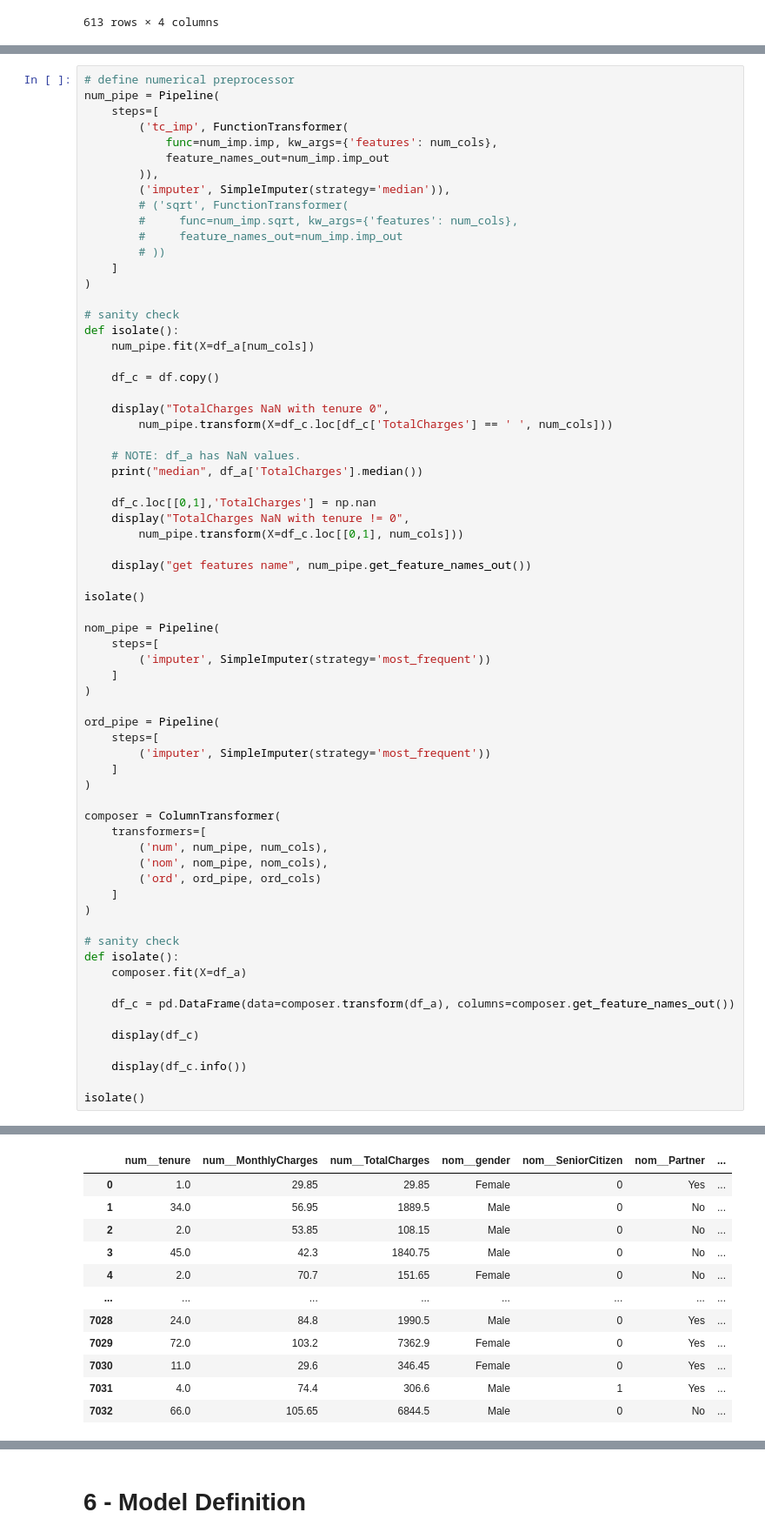
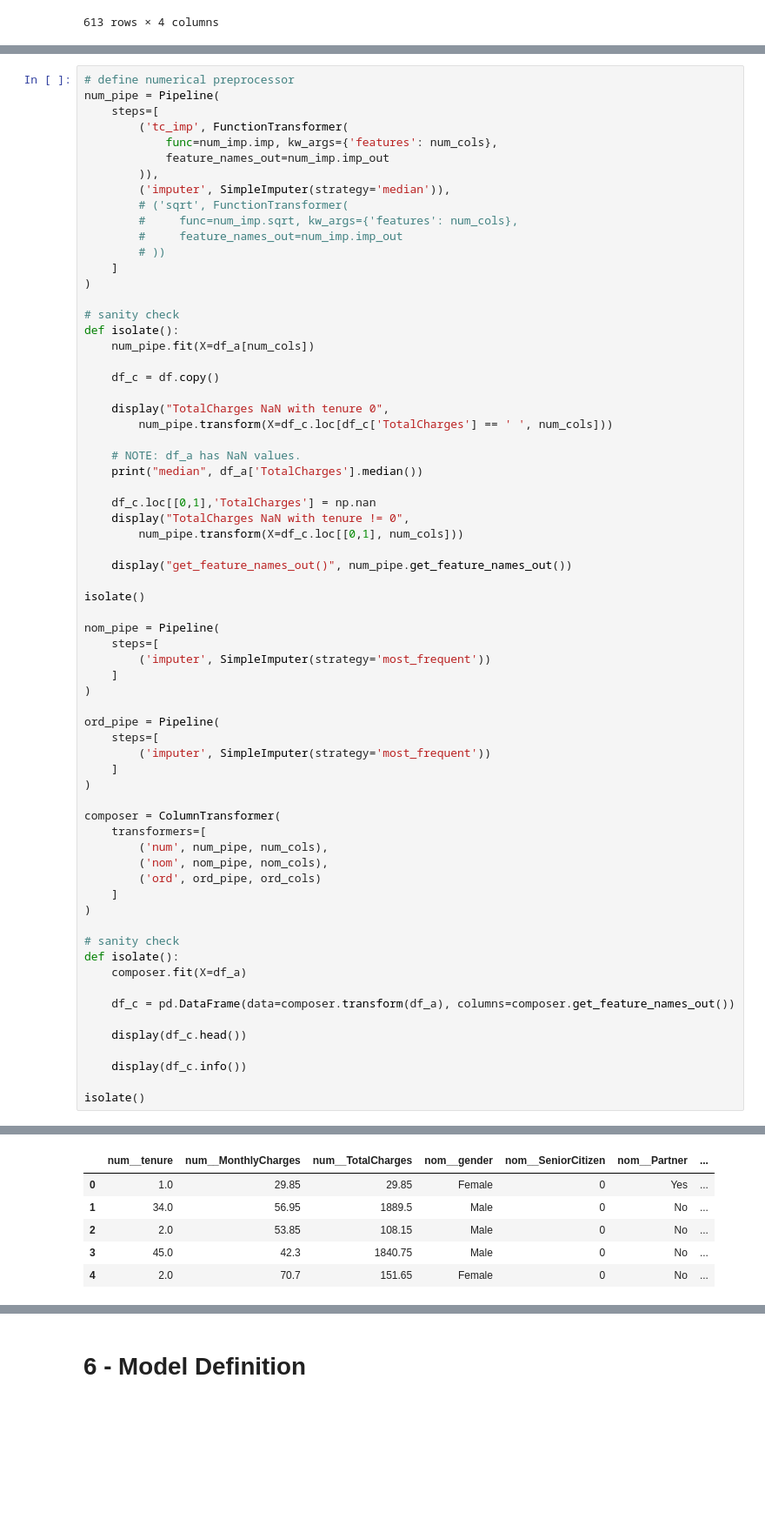
Before and after one commit to jasonrichdarmawan/p2-ml1, a Jupyter notebook: h8dsft_P2M1_jason_rich_darmawan_onggo_putra.ipynb, the cells around one changed output, grey strips where cells are left out. Shown: that part at 87% size. Cells and saved outputs as stored; diff of their text form; blank space fills up the shorter version.

```diff
--- a/h8dsft_P2M1_jason_rich_darmawan_onggo_putra.ipynb
+++ b/h8dsft_P2M1_jason_rich_darmawan_onggo_putra.ipynb
@@ -375,7 +400,7 @@ def isolate():
     display("TotalCharges NaN with tenure != 0",
         num_pipe.transform(X=df_c.loc[[0,1], num_cols]))
 
-    display("get features name", num_pipe.get_feature_names_out())
+    display("get_feature_names_out()", num_pipe.get_feature_names_out())
 
 isolate()
 
@@ -405,39 +430,33 @@ def isolate():
 
     df_c = pd.DataFrame(data=composer.transform(df_a), columns=composer.get_feature_names_out())
 
-    display(df_c)
+    display(df_c.head())
 
     display(df_c.info())
 
 isolate()
 # %% [output]
 'TotalCharges NaN with tenure 0'
 array([[ 0.  , 52.55,  0.  ],
        [ 0.  , 20.25,  0.  ],
        [ 0.  , 80.85,  0.  ],
        [ 0.  , 25.75,  0.  ],
        [ 0.  , 56.05,  0.  ],
        [ 0.  , 19.85,  0.  ],
        [ 0.  , 25.35,  0.  ],
        [ 0.  , 20.  ,  0.  ],
        [ 0.  , 19.7 ,  0.  ],
        [ 0.  , 73.35,  0.  ],
        [ 0.  , 61.9 ,  0.  ]])
 median 1396.575
 'TotalCharges NaN with tenure != 0'
 array([[1.00000e+00, 2.98500e+01, 1.39225e+03],
        [3.40000e+01, 5.69500e+01, 1.39225e+03]])
 'get features name'
 array(['tenure', 'MonthlyCharges', 'TotalCharges'], dtype=object)
 |  | num__tenure | num__MonthlyCharges | num__TotalCharges | nom__gender | nom__SeniorCitizen | nom__Partner | ... |
 | 0 | 1.0 | 29.85 | 29.85 | Female | 0 | Yes | ... |
 | 1 | 34.0 | 56.95 | 1889.5 | Male | 0 | No | ... |
 | 2 | 2.0 | 53.85 | 108.15 | Male | 0 | No | ... |
 | 3 | 45.0 | 42.3 | 1840.75 | Male | 0 | No | ... |
 | 4 | 2.0 | 70.7 | 151.65 | Female | 0 | No | ... |
-| ... | ... | ... | ... | ... | ... | ... | ... |
-| 7028 | 24.0 | 84.8 | 1990.5 | Male | 0 | Yes | ... |
-| 7029 | 72.0 | 103.2 | 7362.9 | Female | 0 | Yes | ... |
-| 7030 | 11.0 | 29.6 | 346.45 | Female | 0 | Yes | ... |
-| 7031 | 4.0 | 74.4 | 306.6 | Male | 1 | Yes | ... |
-| 7032 | 66.0 | 105.65 | 6844.5 | Male | 0 | No | ... |
```
Also changed, not shown: parts of 8 cells of this notebook.
